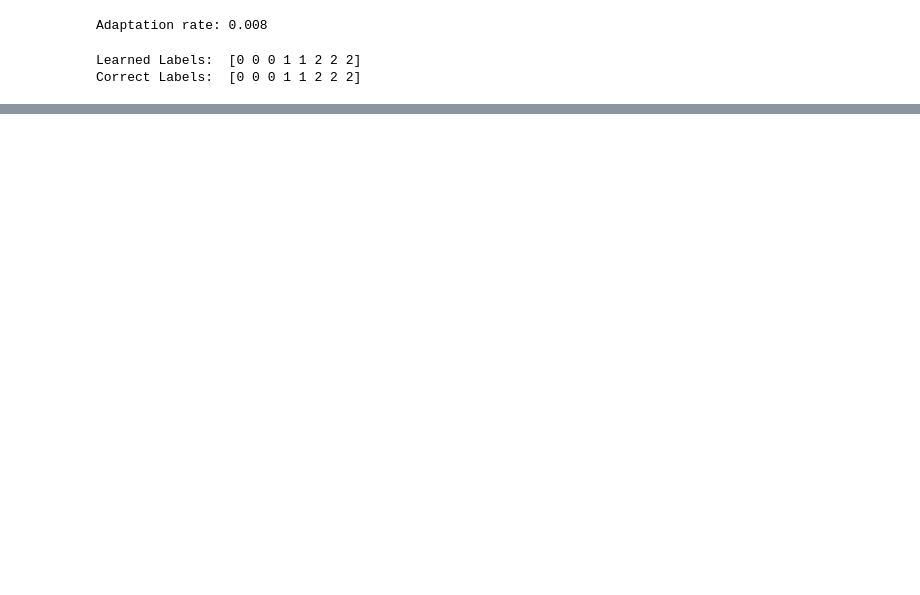
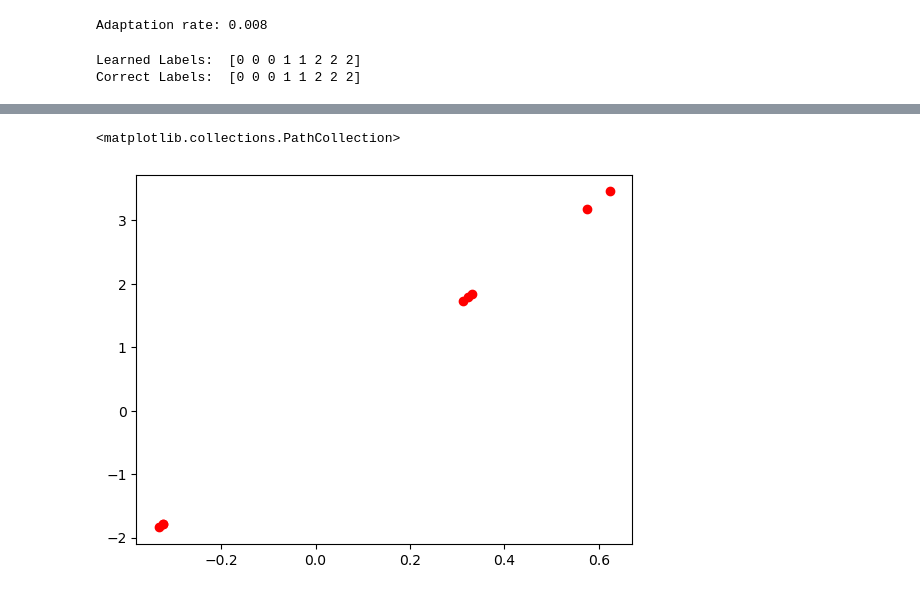
Before and after one commit to Loccret/SyncMap-Draft, a Jupyter notebook: nbs/00_core.ipynb, the cells around one changed output, grey strips where cells are left out. Saved outputs shown, nothing was run; the diff lists cells and outputs as text; code cells hidden in the pictures; blank space fills up the shorter version.

```diff
--- a/nbs/00_core.ipynb
+++ b/nbs/00_core.ipynb
@@ -202,0 +245,5 @@ env.plotSuperposed(input_class[:200], input_sequence[:200])
+# %%
+plt.scatter(neuron_group.syncmap[:, 0], neuron_group.syncmap[:, 1], color = 'red')
+# %% [output]
+<matplotlib.collections.PathCollection>
+[figure, added]
```
Also changed, not shown: parts of 16 cells of this notebook, 4 other files.
